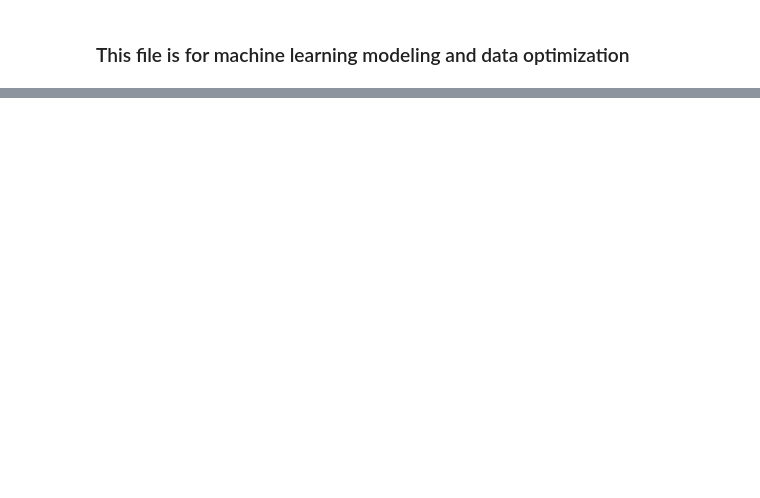
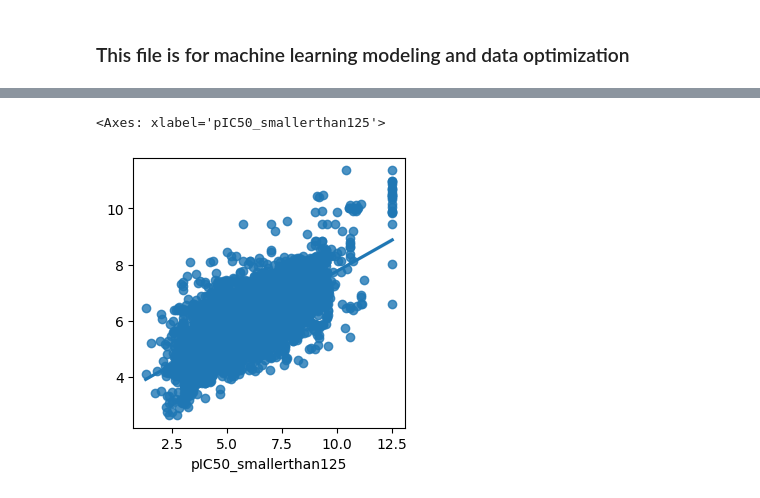
Before and after one commit to Curtis-Wu/Computational-Drug-Discovery-Webapp, a Jupyter notebook: models/acetylcholinesterase/test.ipynb, the cells around one changed output, grey strips where cells are left out. Saved outputs shown, nothing was run; the diff lists cells and outputs as text; code cells hidden in the pictures; blank space fills up the shorter version.

Commit message:
updated data preprocessing

```diff
--- a/models/acetylcholinesterase/test.ipynb
+++ b/models/acetylcholinesterase/test.ipynb
@@ -62,0 +53,3 @@ Name: standard_value, dtype: float64
+# %%
+df_smallerthan125 = pIC50(df)
+df_smallerthan125.describe()
@@ -63,6 +66,13 @@ Name: standard_value, dtype: float64
+# %%
+df_X = pd.read_csv('data/data_XandY.csv')
+df_X = df_X.drop('pIC50',axis=1)
+# %%
+import pickle
+features = pickle.load(open("data/selected_features.pkl","rb"))
+df_X = df_X[features]
+df_X
+df_X.to_csv('data/Xdata_7546*456.csv',index=False)
 # %%
-X = df.drop('pIC50',axis = 1)
-Y = df_y_raw
-selection = VarianceThreshold(threshold=0.01)
-X = selection.fit_transform(X)
+X = df_X.to_numpy()
+Y = df_smallerthan125.pIC50_smallerthan125
 X_train, X_test, y_train, y_test = train_test_split(X, Y, test_size=0.2,random_state=42)
@@ -70,0 +128,13 @@ ValueError: Found input variables with inconsistent numbers of samples: [7546, 7
+# %%
+import lightgbm as ltb
+import seaborn as sns
+import matplotlib.pyplot as plt
+model = ltb.LGBMRegressor()
+model.fit(X,Y)
+y_predicted = model.predict(X)
+y_expected = Y
+plt.figure(figsize=(3.5,3.5))
+sns.regplot(x = y_expected, y = y_predicted, fit_reg=True)
+# %% [output]
+<Axes: xlabel='pIC50_smallerthan125'>
+[figure, added]
```
Also changed, not shown: parts of 8 cells of this notebook, 4 other files.
